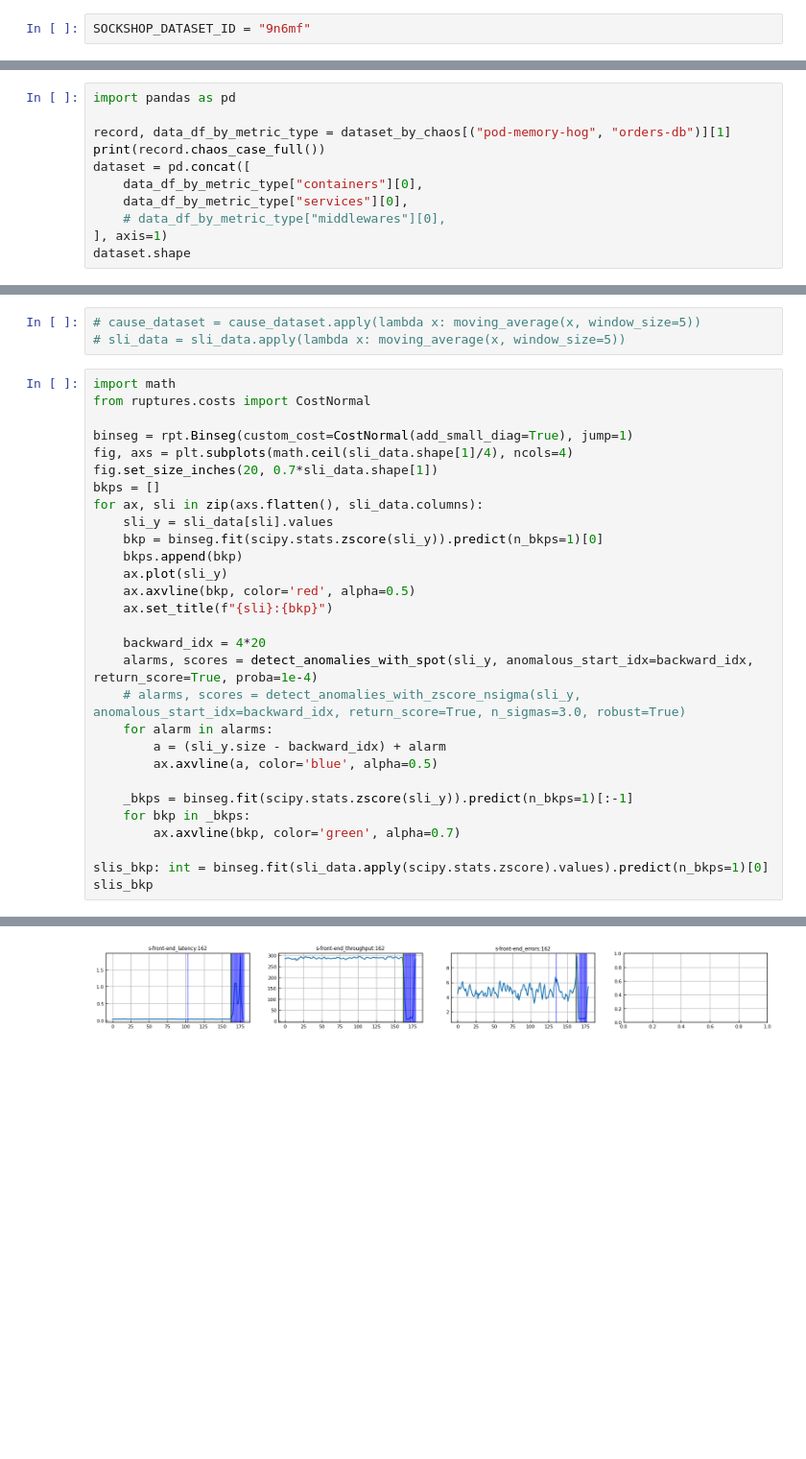
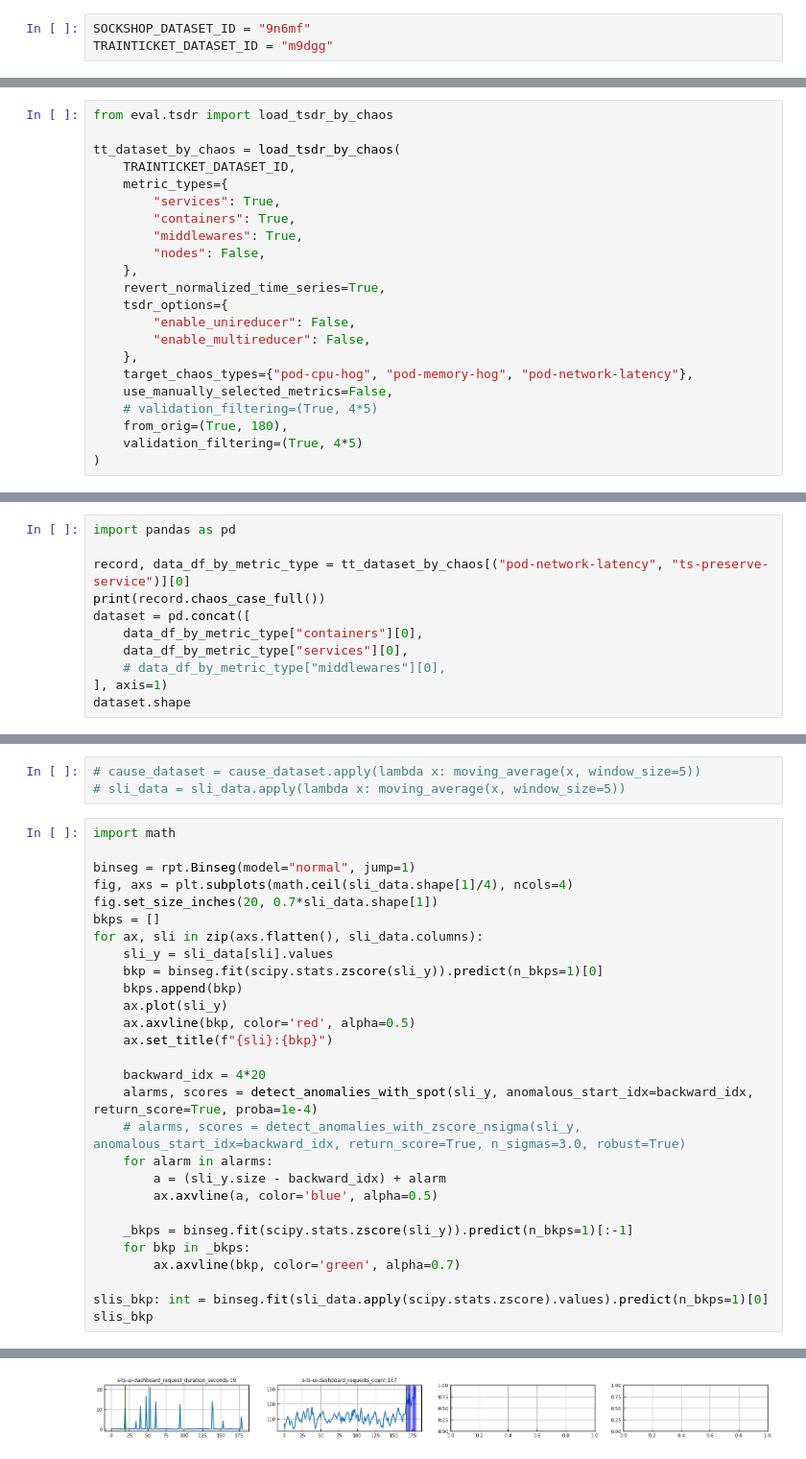
Before and after one commit to XuRepository/meltria-analyzer, a Jupyter notebook: notebooks/change_point_based_clustering.ipynb, the cells around one changed output, grey strips where cells are left out. Shown at 96% size. Saved outputs shown, nothing was run; the diff lists cells and outputs as text; blank space fills up the shorter version.

```diff
--- a/notebooks/change_point_based_clustering.ipynb
+++ b/notebooks/change_point_based_clustering.ipynb
@@ -5,6 +5,7 @@
 %autoreload 2
 # %%
 SOCKSHOP_DATASET_ID = "9n6mf"
+TRAINTICKET_DATASET_ID = "m9dgg"
 # %%
 import numpy as np
 import pandas as pd
@@ -43,2 +45,24 @@ dataset_by_chaos = load_tsdr_by_chaos(
     validation_filtering=(True, 4*5)
 )
+# %%
+from eval.tsdr import load_tsdr_by_chaos
+
+tt_dataset_by_chaos = load_tsdr_by_chaos(
+    TRAINTICKET_DATASET_ID,
+    metric_types={
+        "services": True,
+        "containers": True,
+        "middlewares": True,
+        "nodes": False,
+    },
+    revert_normalized_time_series=True,
+    tsdr_options={
+        "enable_unireducer": False,
+        "enable_multireducer": False,
+    },
+    target_chaos_types={"pod-cpu-hog", "pod-memory-hog", "pod-network-latency"},
+    use_manually_selected_metrics=False,
+    # validation_filtering=(True, 4*5)
+    from_orig=(True, 180),
+    validation_filtering=(True, 4*5)
+)
@@ -45,7 +71,7 @@ dataset_by_chaos = load_tsdr_by_chaos(
 # %%
 import pandas as pd
 
-record, data_df_by_metric_type = dataset_by_chaos[("pod-memory-hog", "orders-db")][1]
+record, data_df_by_metric_type = tt_dataset_by_chaos[("pod-network-latency", "ts-preserve-service")][0]
 print(record.chaos_case_full())
 dataset = pd.concat([
     data_df_by_metric_type["containers"][0],
@@ -134,9 +161,8 @@ import itertools
 # sli_data = sli_data.apply(lambda x: moving_average(x, window_size=5))
 # %%
 import math
-from ruptures.costs import CostNormal
 
-binseg = rpt.Binseg(custom_cost=CostNormal(add_small_diag=True), jump=1)
+binseg = rpt.Binseg(model="normal", jump=1)
 fig, axs = plt.subplots(math.ceil(sli_data.shape[1]/4), ncols=4)
 fig.set_size_inches(20, 0.7*sli_data.shape[1])
 bkps = []
@@ -166,4 +192,4 @@ slis_bkp
-[figure, old version]
+[figure, new version]
 # %%
 data = cause_dataset
 n_bkps = 1
```
Also changed, not shown: parts of 8 cells of this notebook, 4 other files.
